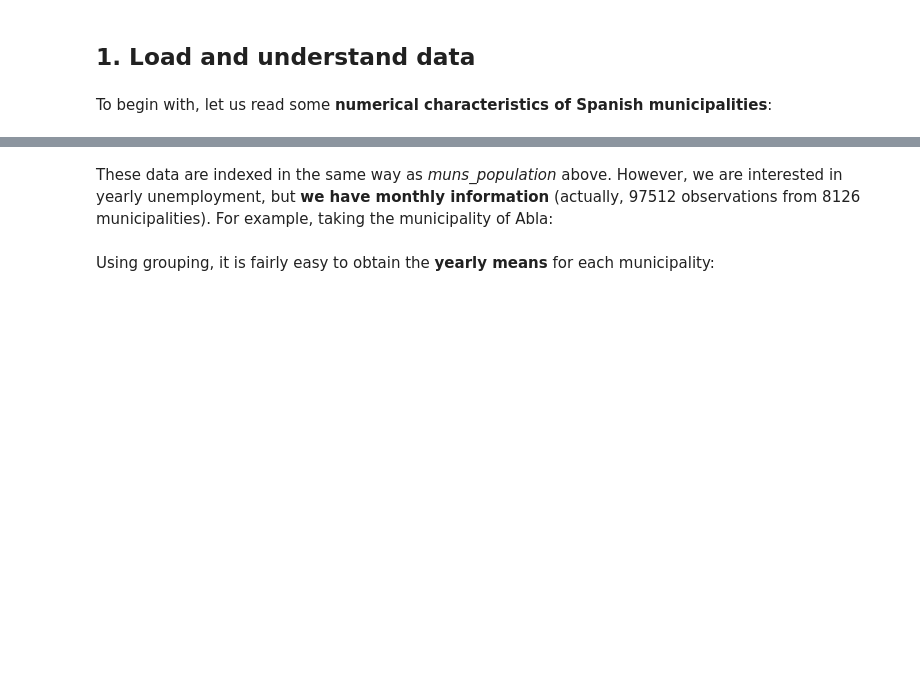
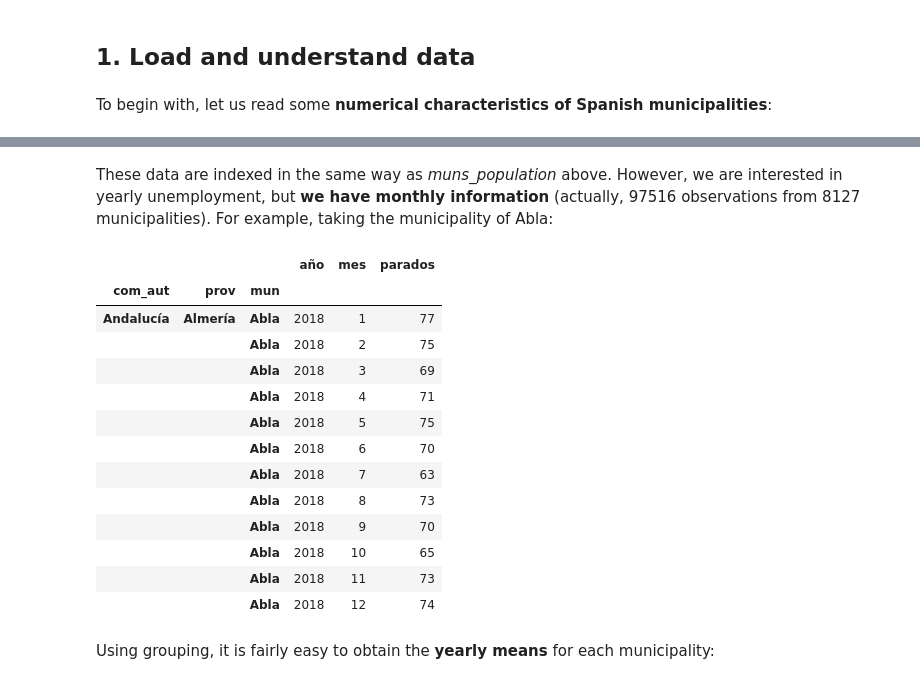
Before and after one commit to jorloplaz/teaching_material, a Jupyter notebook: SVM/svmUnemployment/svmUnemployment_student.ipynb, the cells around one changed output, grey strips where cells are left out. Saved outputs shown, nothing was run; the diff lists cells and outputs as text; code cells hidden in the pictures; blank space fills up the shorter version.

```diff
--- a/SVM/svmUnemployment/svmUnemployment_student.ipynb
+++ b/SVM/svmUnemployment/svmUnemployment_student.ipynb
@@ -45,4 +68,5 @@ Our goal is to **predict the yearly unemployment rate for each municipality in 2
 # %%
-unempl_2017 = utils.read_unemployment('./data/Paro_por_municipios_2017.csv')   # use specific load function from utils module
-print(len(unempl_2017), len(unempl_2017.index.unique()))
-unempl_2017.head()
+unempl_2018 = utils.read_unemployment('./data/Paro_por_municipios_2018.csv')   # use specific load function from utils module
+num_muns = len(unempl_2018.index.unique())    # distinct municipalities
+print(f'{len(unempl_2018)} unemployment data from {num_muns} municipalities')
+unempl_2018.head()
@@ -49,7 +82,22 @@ unempl_2017.head()
 # %% [markdown]
-These data are indexed in the same way as *muns_population* above. However, we are interested in yearly unemployment, but **we have monthly information** (actually, 97512 observations from 8126 municipalities). For example, taking the municipality of Abla:
+These data are indexed in the same way as *muns_population* above. However, we are interested in yearly unemployment, but **we have monthly information** (actually, 97516 observations from 8127 municipalities). For example, taking the municipality of Abla:
 # %%
-unempl_2017.xs(key='Abla', level=utils.MUN_FIELD, drop_level=False)      # all records whose mun is Abla, keeping index intact
+unempl_2018.xs(key='Abla', level=utils.MUN_FIELD, drop_level=False)      # all records whose mun is Abla
+# %% [output]
+|  |  |  | año | mes | parados |
+| com_aut | prov | mun |  |  |  |
+| Andalucía | Almería | Abla | 2018 | 1 | 77 |
+|  |  | Abla | 2018 | 2 | 75 |
+|  |  | Abla | 2018 | 3 | 69 |
+|  |  | Abla | 2018 | 4 | 71 |
+|  |  | Abla | 2018 | 5 | 75 |
+|  |  | Abla | 2018 | 6 | 70 |
+|  |  | Abla | 2018 | 7 | 63 |
+|  |  | Abla | 2018 | 8 | 73 |
+|  |  | Abla | 2018 | 9 | 70 |
+|  |  | Abla | 2018 | 10 | 65 |
+|  |  | Abla | 2018 | 11 | 73 |
+|  |  | Abla | 2018 | 12 | 74 |
 # %% [markdown]
 Using grouping, it is fairly easy to obtain the **yearly means** for each municipality:
 # %%
```
Also changed, not shown: parts of 90 cells of this notebook, 1 other file.
